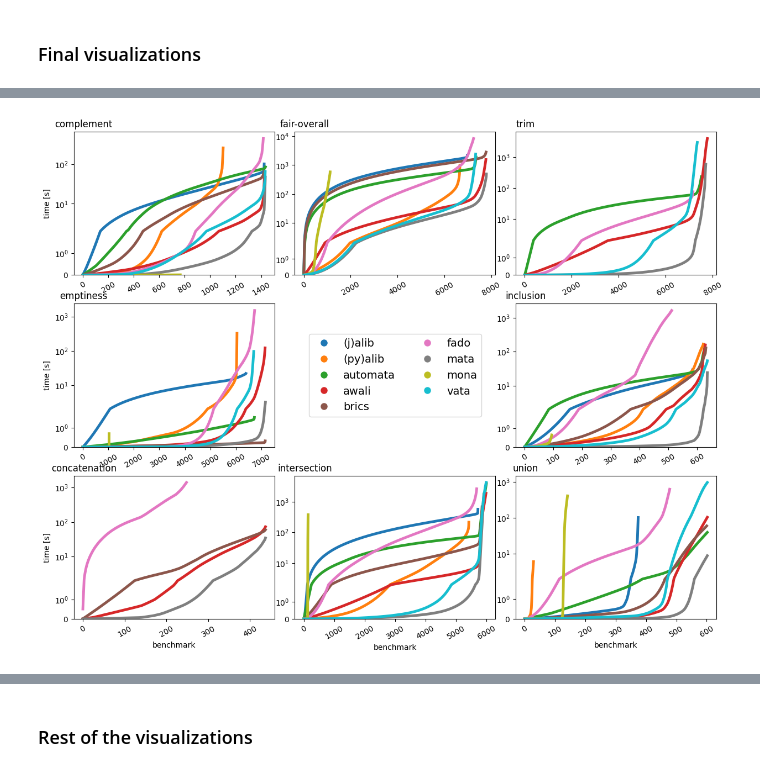
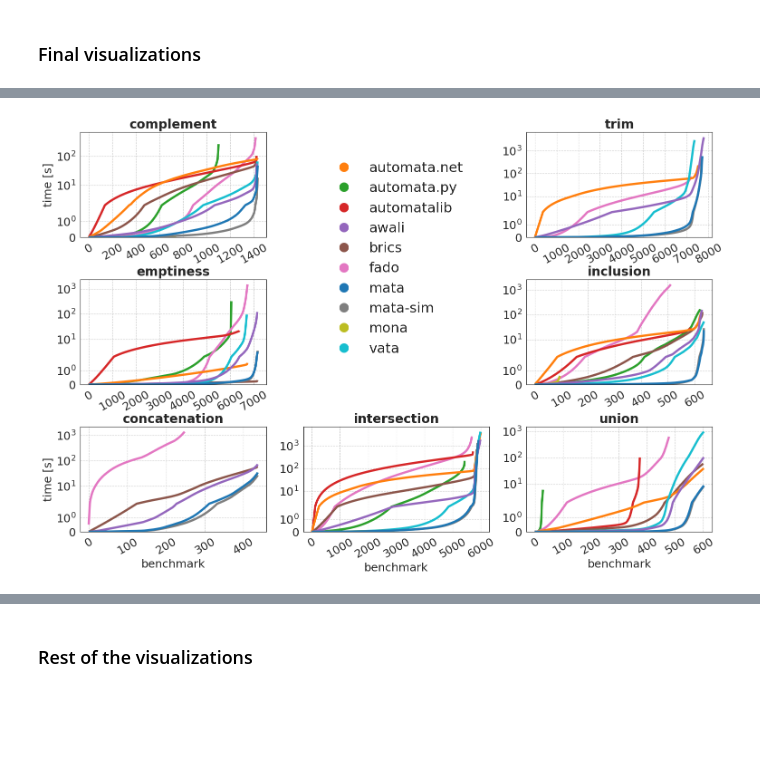
Before and after one commit to VeriFIT/mata-comparison-results, a Jupyter notebook: FinalInterpretation.ipynb, the cells around one changed output, grey strips where cells are left out. Saved outputs shown, nothing was run; the diff lists cells and outputs as text; code cells hidden in the pictures; blank space fills up the shorter version.

```diff
--- a/FinalInterpretation.ipynb
+++ b/FinalInterpretation.ipynb
@@ -29,6 +31,7 @@ from IPython.display import display, HTML
 display(HTML("<style>div.output_area pre {white-space: pre;}</style>"))
 # %%
 FIGS_DIR = "figs"
+PAPER_DIR = '/mnt/e/repositories/github/MATApaper/submission/figs'
 def save_figure(fig, ext=".png"):
     """Stores @p fig at `figs/fig.@ext`"""
     tgt_dir = os.path.join(DATA_SOURCE, FIGS_DIR)
@@ -40,6 +43,7 @@ def save_figure(fig, ext=".png"):
         plt.savefig(tgt, backend="cairo", bbox_inches="tight", pad_inches=0.2)
     elif ext == '.pdf':
         plt.savefig(tgt, format='pdf', bbox_inches="tight", pad_inches=0.2)
+        shutil.copy(tgt, PAPER_DIR)
     else:
         plt.savefig(tgt, bbox_inches="tight", pad_inches=0.2)
 # %%
@@ -206,17 +213,15 @@ op_map = defaultdict(list)
 bench_map = defaultdict(set)
 
 ignores = (
-    ("mona", "bc_ere"),
-    ("mona", "bc_intersect_union"),
-    ("mona", "bc_intersect"),
-    ("mona", "bc_inter"),
-    ("mona", "bc_union"),
-    ("mona", "email_filter"),
+    ("mona", "b-smt"),
+    ("mona", "param-union"),
+    ("mona", "param-intersect"),
+    ("mona", "email-filter"),
     #("mona", "presburger"),
-    ("mona", "presburger-explicit"),
-    ("mona", "z3_noodler"),
-    ("mona", "z3_noodler_union"),
-    ("mona", "z3_noodler_intersect"),
+    ("mona", "lia-explicit"),
+    ("mona", "noodler-concatenation"),
+    ("mona", "noodler-union"),
+    ("mona", "noodler-complmeent"),
 )
 ignored_tools = (
     '(py)mata',
@@ -819,7 +530,9 @@ with open('log', 'w') as lh:
 op_list = sorted(list(set(list(df['op']))))
 print(f"available: {op_list}")
 op_list = [
-    'complement',    'fair-overall',      'trim',
+    'complement',    #'fair-overall',
+    #'fairest-of-them-all',
+    'trim',
     'emptiness',                     'inclusion',
     'concatenation', 'intersection', 'union'
     #'determization',
@@ -833,32 +546,56 @@ item_no = len(op_list)
 x_dim = item_no // 3 + 1
 y_dim = min(item_no, 3)
 
+mosaic = """
+  AKB
+  CKD
+  EFG
+"""
 
-for sum_op, sum_name in [(sum_generator, "sum"), (nosum_generator, "nosum")]:
-    fig, ax = plt.subplots(x_dim, y_dim, figsize=(x_dim * 5, y_dim * 3))
-    plt.subplots_adjust(top=0.99, bottom=0.01, hspace=0.2, wspace=0.10)
+seaborn.set_style('white', {'axes.grid': True, 'grid.linestyle': '--', 'lines.solid_capstyle': 'butt'})
+
+mosaics = "ABCDEFGHIJ"
+hr = [1, 1, 1]
+
+for sum_op, sum_name in [(sum_generator, "sum")]:
+    #fig, ax = plt.subplots(x_dim, y_dim, figsize=(x_dim * 5, y_dim * 3))
+    fig, ax = plt.subplot_mosaic(mosaic, figsize=(x_dim * 6, y_dim * 3), height_ratios=hr)
+    plt.subplots_adjust(top=0.99, bottom=0.01, hspace=0.4, wspace=0.20)
 
     i = 0
     for grp in op_list:
         series = df[df['op'] == grp]
         grp_name = f"{grp}"
+        k = mosaics[i]
+
+        idata = {}
+        for tool, values in series.groupby('tool'):
+            idata[tool] = list(sum_op(values, timeout=TIMEOUT))
+        order = ['mata', 'mata-sim', 'awali', 'mona', 'vata',  'automata.net', 'brics', 'automatalib', 'fado', 'automata.py'][::-1]
 
         data = {}
-        for tool, values in series.groupby('tool'):
-            data[tool] = list(sum_op(values, timeout=TIMEOUT))
-
+        for key in order:
+            if key not in idata.keys():
+                continue
+            data[key] = idata[key]
         g = seaborn.lineplot(
-            data, linewidth=3.5, palette=color_map, dashes="", ax=ax[i // 3, i % 3] if item_no > 1 else ax
+            data, linewidth=3.5, palette=color_map, dashes="", ax=ax[k] if item_no > 1 else ax
         )
         g.legend([], [], frameon=False)
 
         g.set(yscale=axis_scale)
-        g.set_xticklabels(g.get_xticklabels(), rotation=30)
-        g.set_title(f"{grp}", x=0.05)
-        if i % 3 == 0:
-            g.set_ylabel("time [s]")
-        if i // 3 == 2:
-            g.set_xlabel("benchmark")
+        g.set_xticklabels(g.get_xticklabels(), rotation=30, fontsize=18)
+        g.set_yticklabels(g.get_yticklabels(), fontsize=18)
+        g.set_title(
+            f"{grp}",
+            weight='bold',
+            #x=0.05,
+            fontsize=20
+        )
+        if k in "AE":
+            g.set_ylabel("time [s]", fontsize=18)
+        if k in "EFGH":
+            g.set_xlabel("benchmark", fontsize=18)
 
         #seaborn.move_legend(g, "upper left", bbox_to_anchor=(0., 1), frameon=False)
         x_lim_min, x_lim_max = g.get_xlim()
@@ -867,10 +604,26 @@ for sum_op, sum_name in [(sum_generator, "sum"), (nosum_generator, "nosum")]:
         g.set_ylim((0, max(y_lim_min, y_lim_max)))
 
         i += 1
-        if i == 4:
-            i += 1
-    disable_axis(ax, 4)
-    print_legend(ax, 4)
+
+
+    ax["K"].set(xlabel=None)
+    ax["K"].set(yticklabels=[])
+    ax["K"].set(xticklabels=[])
+    ax["K"].set(xticks=[])
+    ax["K"].set(yticks=[])
+    ax["K"].spines['top'].set_visible(False)
+    ax["K"].spines['bottom'].set_visible(False)
+    ax["K"].spines['left'].set_visible(False)
+    ax["K"].spines['right'].set_visible(False)
+    ax["K"].legend(
+        handles=[
+            Line2D(
+                [0], [0], color='w', marker='o', markerfacecolor=color_map[tool], label=f"{tool}",
+                markersize=16,
+            )
+            for tool in sorted(color_map.keys())
+        ], ncols=1, loc='center', fontsize='22', frameon=False
+    )
     save_figure(f"paper-cactus-plot-per-operation-{sum_name}")
     save_figure(f"paper-cactus-plot-per-operation-{sum_name}", ext=".pdf")
 # %% [output]
@@ -882 +633 @@ Saving to ./data/experiments-10-10-full/figs/paper-cactus-plot-per-operation-nos
-[figure, old version]
+[figure, new version]
```
Also changed, not shown: parts of 17 cells of this notebook, 7 other files.
